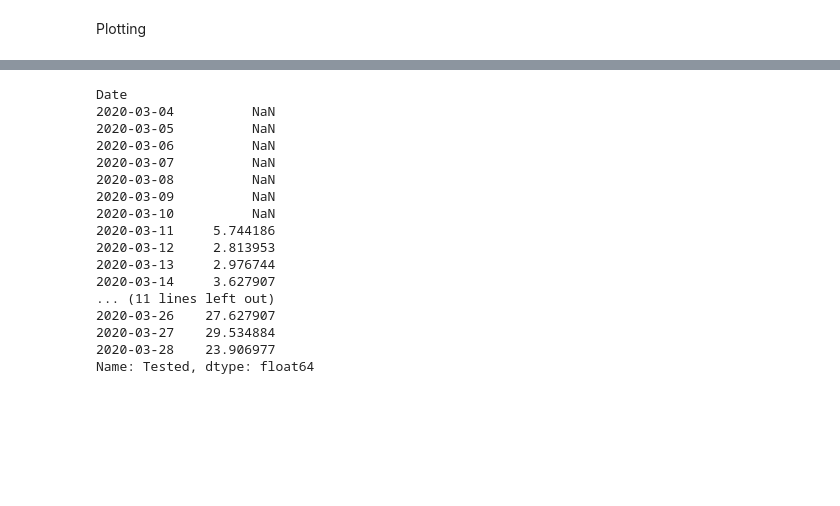
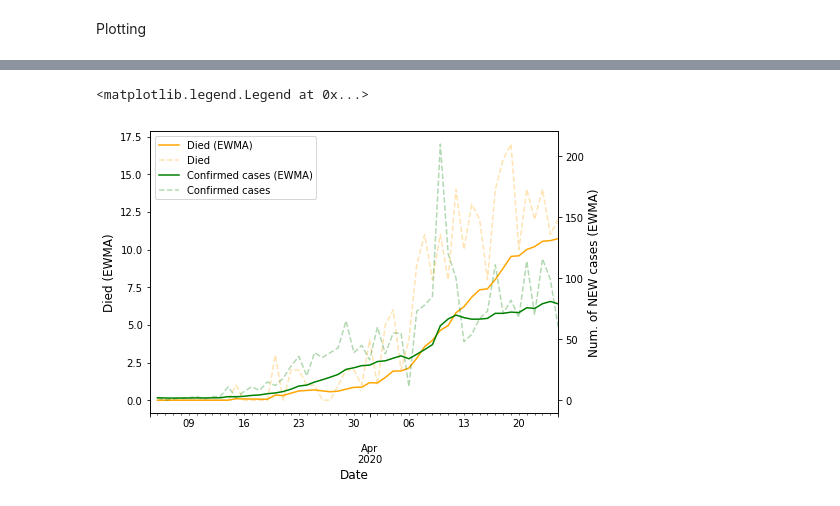
Before and after one commit to urbee/Covid-19-Hungarian-cases, a Jupyter notebook: Hungary-predictions.ipynb, the cells around one changed output, grey strips where cells are left out. Drawn from its saved outputs; the diff is of its cells as text; code cells hidden in the pictures; blank space fills up the shorter version.

```diff
--- a/Hungary-predictions.ipynb
+++ b/Hungary-predictions.ipynb
@@ -514,20 +517,25 @@ ax6.set_xticklabels(all_dates[::5],rotation=degrees)
-# %%
-df['Tested'].diff()/df['Total'].diff()[-1]
-# %% [output]
-Date
-2020-03-04          NaN
-2020-03-05          NaN
-2020-03-06          NaN
-2020-03-07          NaN
-2020-03-08          NaN
-2020-03-09          NaN
-2020-03-10          NaN
-2020-03-11     5.744186
-2020-03-12     2.813953
-2020-03-13     2.976744
-2020-03-14     3.627907
-... (11 lines left out)
-2020-03-26    27.627907
-2020-03-27    29.534884
-2020-03-28    23.906977
-Name: Tested, dtype: float64
+# %%
+fig = plt.figure(figsize=(7, 5),constrained_layout=True)
+gs = fig.add_gridspec(1, 1)
+ax1= fig.add_subplot(gs[:1, :1])
+
+df['Died'].diff().ewm(halflife=7,adjust=False).mean().plot(color='orange',label='Died (EWMA)')
+df['Died'].diff().plot(style='--',color='orange',alpha=0.3,label='Died')
+
+ax2 = ax1.twinx()
+df['Total'].diff().ewm(halflife=7,adjust=False).mean().plot(color='green',label='Confirmed cases (EWMA)')
+df['Total'].diff().plot(style='--',color='green',alpha=0.3,label='Confirmed cases')
+
+ax1.set(ylabel='Died (EWMA)')
+ax2.set(ylabel='Num. of NEW cases (EWMA)')
+
+lines_1, labels_1 = ax1.get_legend_handles_labels()
+lines_2, labels_2 = ax2.get_legend_handles_labels()
+
+lines = lines_1 + lines_2
+labels = labels_1 + labels_2
+
+ax1.legend(lines, labels, loc='upper left')
+# %% [output]
+<matplotlib.legend.Legend at 0x...>
+[figure, added]
```
Also changed, not shown: parts of 21 cells of this notebook, 1 other file.
